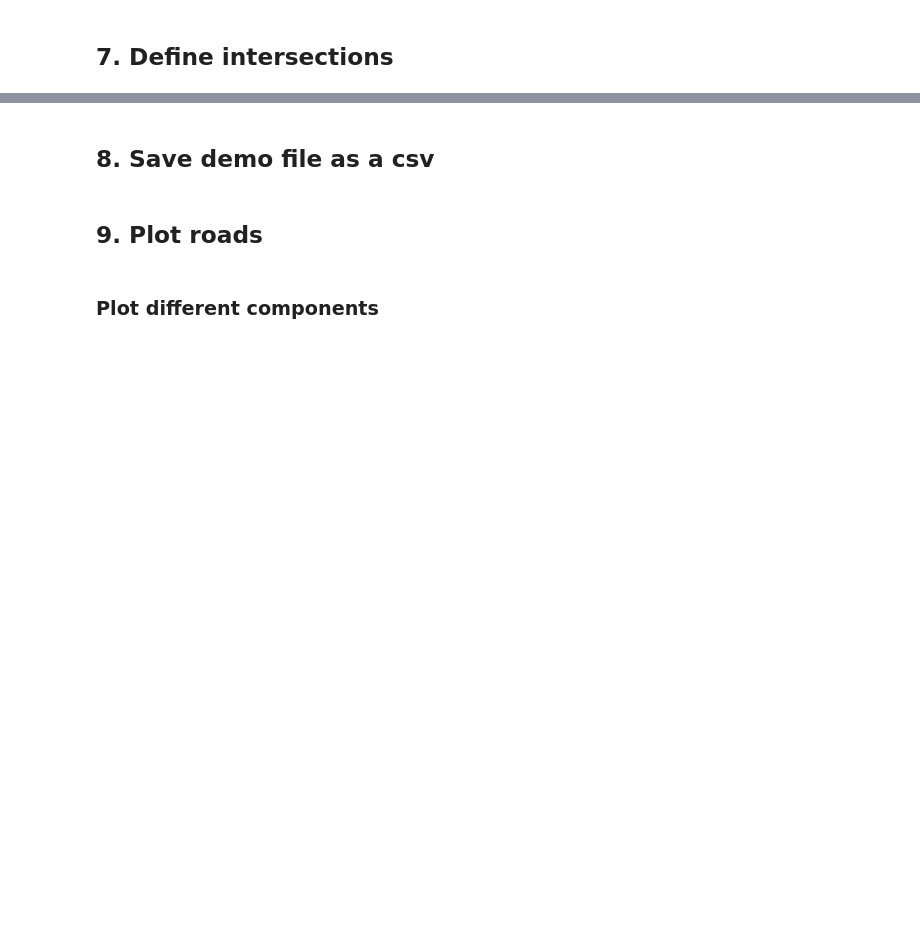
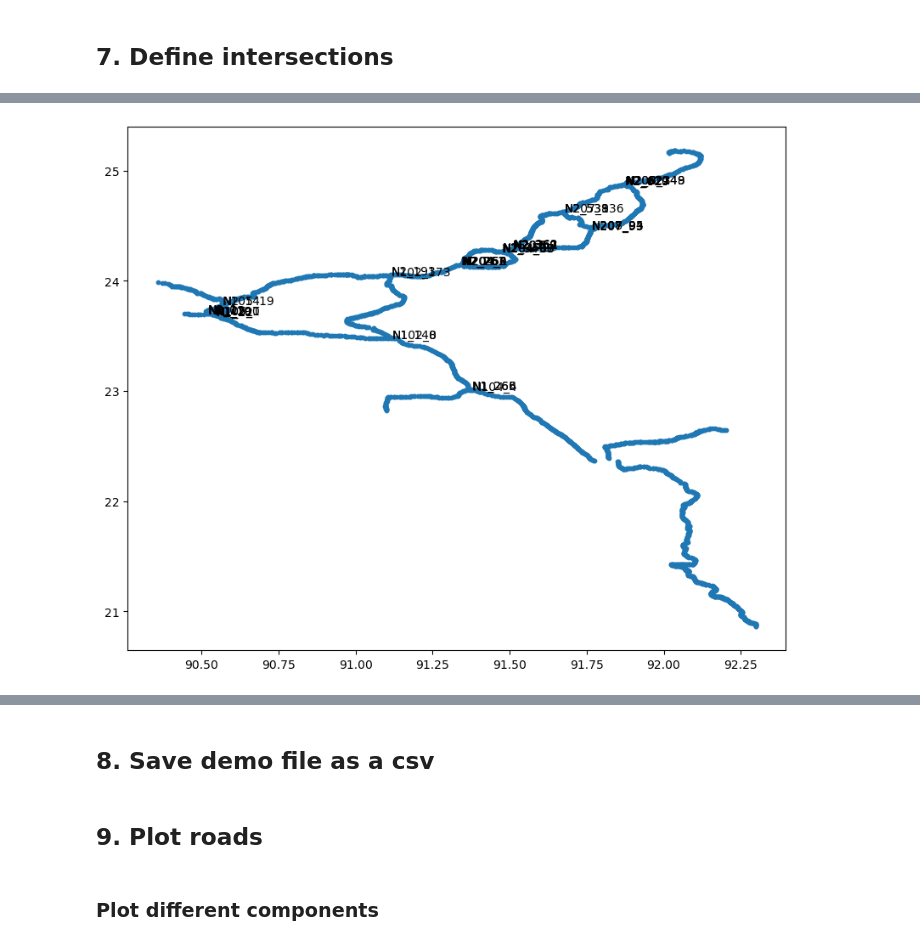
Before and after one commit to daniela1998/Advanced-Simulation-Assignments, a Jupyter notebook: Assignment 3/EPA133a-G16-A3_demo_generator/notebook/CreateDemoFile - Rachel.ipynb, the cells around one changed output, grey strips where cells are left out. Saved outputs shown, nothing was run; the diff lists cells and outputs as text; code cells hidden in the pictures; blank space fills up the shorter version.

Commit message:
intersection attempt

```diff
--- a/Assignment 3/EPA133a-G16-A3_demo_generator/notebook/CreateDemoFile - Rachel.ipynb
+++ b/Assignment 3/EPA133a-G16-A3_demo_generator/notebook/CreateDemoFile - Rachel.ipynb
@@ -382,2 +434,30 @@ Name: count, dtype: int64
 # %% [markdown]
 ## 7. Define intersections
+# %%
+def haversine(lat1, lon1, lat2, lon2):
+    R = 6371  # radius of the Earth in kilometers
+    dlat = np.radians(lat2 - lat1)
+    dlon = np.radians(lon2 - lon1)
+    a = np.sin(dlat / 2) ** 2 + np.cos(np.radians(lat1)) * np.cos(np.radians(lat2)) * np.sin(dlon / 2) ** 2
+    c = 2 * np.arctan2(np.sqrt(a), np.sqrt(1 - a))
+    distance = R * c
+    return distance # in kilometers
+# %%
+# for every 'id' in a 'road', find the nearest other 'road's 'id' and the distance between them
+def find_nearest_roads(df):
+    df = df.copy()
+    df['nearest_road'] = np.nan
+    df['distance_to_nearest_road'] = np.nan
+
+    for i, row in df.iterrows():
+        lat1, lon1 = row['lat'], row['lon']
+        road = row['road']
+        other_roads = df.drop(index=i)
+        other_roads = other_roads[other_roads['road'] != road]  # exclude rows with the same 'road'
+        distances = other_roads.apply(lambda x: haversine(lat1, lon1, x['lat'], x['lon']), axis=1)
+        nearest_road = other_roads.loc[distances.idxmin(), 'id']
+        distance_to_nearest_road = distances.min()
+        df.loc[i, 'nearest_road'] = nearest_road
+        df.loc[i, 'distance_to_nearest_road'] = distance_to_nearest_road
+
+    return df
@@ -383,0 +513,10 @@ Name: count, dtype: int64
+# %%
+plt.figure(figsize=(10, 8))
+
+plt.scatter(df_1['lon'], df_1['lat'], s=10)
+for i, row in df_1.iterrows():
+    if row['id'] in df_intersection['id'].values:
+        plt.text(row['lon'], row['lat'], row['id'], fontsize=10)
+plt.show()
+# %% [output]
+[figure, added]
```
Also changed, not shown: parts of 19 cells of this notebook, 13 other files.
